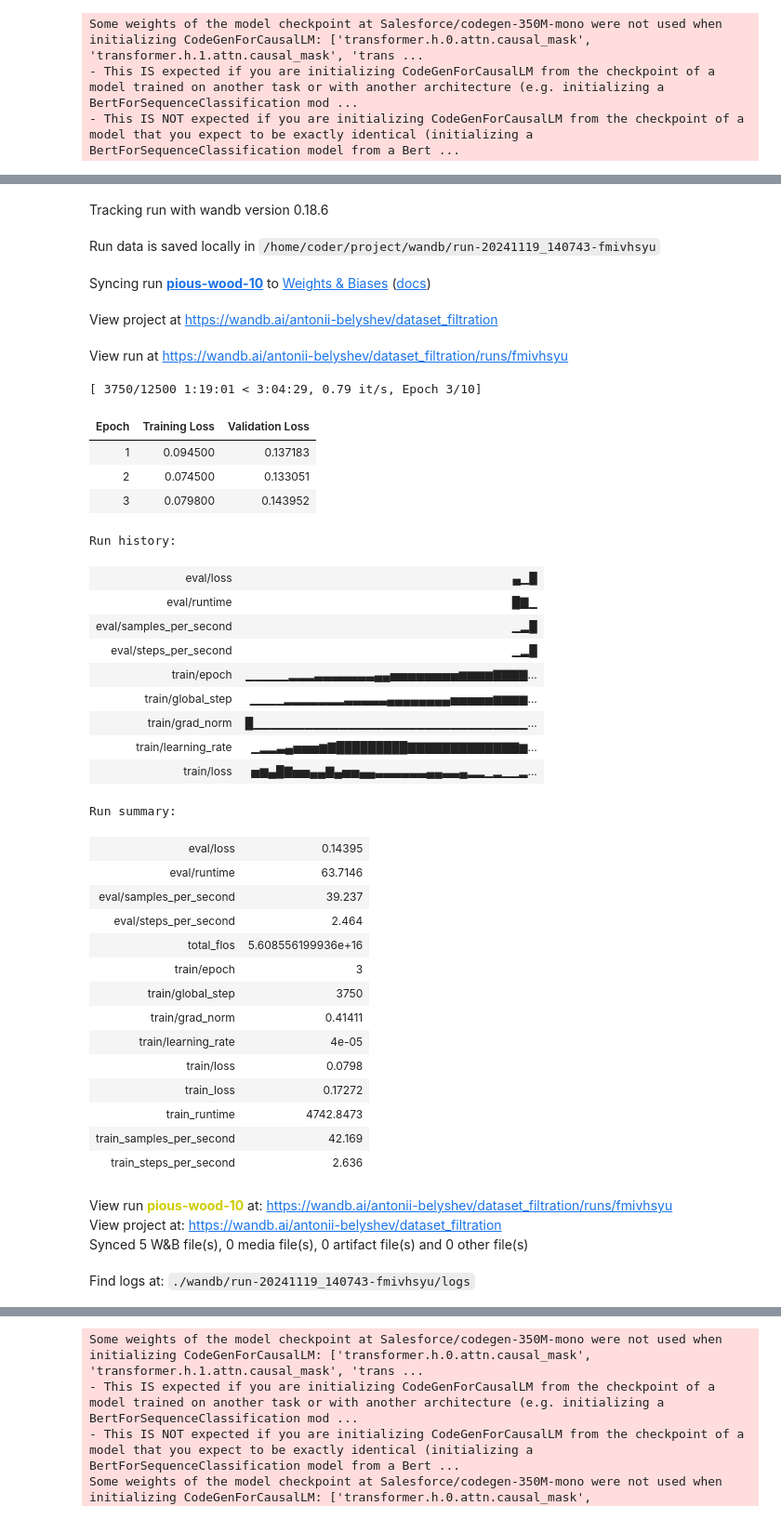
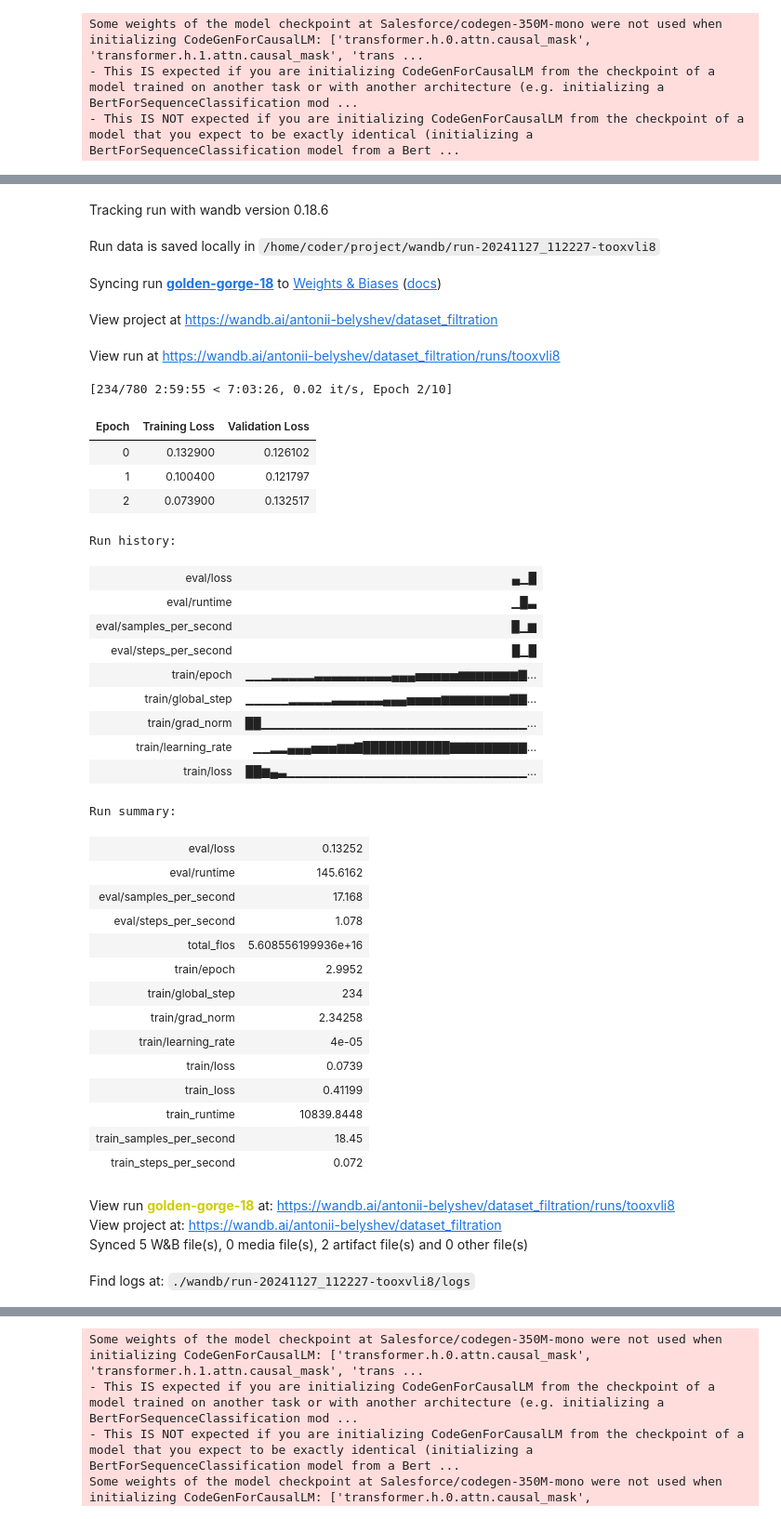
Before and after one commit to antoniibelyshev/data-filtration-for-code-generation, a Jupyter notebook: finetune.ipynb, the cells around one changed output, grey strips where cells are left out. Shown: that part at 93% size. Saved outputs shown, nothing was run; the diff lists cells and outputs as text; code cells hidden in the pictures.

Commit message:
update finetuning

```diff
--- a/finetune.ipynb
+++ b/finetune.ipynb
@@ -50,47 +50,56 @@ Raw perplexity: 19471.046174987794
 # %%
-finetuned_model = finetune(model, tokenizer, train_eval_split, run_name="full_dataset_finetuning", per_device_train_batch_size=16, warmup_ratio=0.1, per_device_eval_batch_size=16)
+finetuned_model = finetune(
+    model,
+    tokenizer,
+    train_eval_split,
+    run_name = "full_dataset_finetuning",
+    per_device_train_batch_size = 16,
+    warmup_ratio = 0.1,
+    per_device_eval_batch_size = 16,
+    gradient_accumulation_steps = 16,
+)
 # %% [output]
 wandb: Using wandb-core as the SDK backend.  Please refer to https://wandb.me/wandb-core for more information.
 wandb: Currently logged in as: antonii-belyshev. Use `wandb login --relogin` to force relogin
 Tracking run with wandb version 0.18.6
-Run data is saved locally in /home/coder/project/wandb/run-20241119_140743-fmivhsyu
+Run data is saved locally in /home/coder/project/wandb/run-20241127_112227-tooxvli8
-Syncing run pious-wood-10 to Weights & Biases (docs)
+Syncing run golden-gorge-18 to Weights & Biases (docs)
 View project at https://wandb.ai/antonii-belyshev/dataset_filtration
-View run at https://wandb.ai/antonii-belyshev/dataset_filtration/runs/fmivhsyu
+View run at https://wandb.ai/antonii-belyshev/dataset_filtration/runs/tooxvli8
-[ 3750/12500 1:19:01 < 3:04:29, 0.79 it/s, Epoch 3/10]
+[234/780 2:59:55 < 7:03:26, 0.02 it/s, Epoch 2/10]
 | Epoch | Training Loss | Validation Loss |
-| 1 | 0.094500 | 0.137183 |
-| 2 | 0.074500 | 0.133051 |
-| 3 | 0.079800 | 0.143952 |
+| 0 | 0.132900 | 0.126102 |
+| 1 | 0.100400 | 0.121797 |
+| 2 | 0.073900 | 0.132517 |
 Run history:
 | eval/loss | ▄▁█ |
-| eval/runtime | █▇▁ |
-| eval/samples_per_second | ▁▂█ |
-| eval/steps_per_second | ▁▂█ |
-| train/epoch | ▁▁▁▁▁▂▂▂▃▃▃▃▃▃▃▄▄▅▅▅▅▅▅▅▅▆▆▆▆▇▇▇▇... |
-| train/global_step | ▁▁▁▁▂▂▂▂▂▂▂▃▃▃▃▃▄▄▄▄▄▄▄▄▅▅▅▅▅▆▆▆▆... |
-| train/grad_norm | █▁▁▁▁▁▁▁▁▁▁▁▁▁▁▁▁▁▁▁▁▁▁▁▁▁▁▁▁▁▁▁▁... |
-| train/learning_rate | ▁▂▂▃▄▅▅▅▆▇█████████▇▇▇▇▇▇▇▇▇▇▇▇▇▆... |
-| train/loss | ▅▆▄█▇▅▅▄▄▇▄▅▅▄▄▃▃▃▃▃▃▄▄▃▃▄▂▂▁▂▁▁▂... |
+| eval/runtime | ▁█▃ |
+| eval/samples_per_second | █▁▆ |
+| eval/steps_per_second | █▁█ |
+| train/epoch | ▁▁▁▂▂▂▂▂▃▃▃▃▃▃▃▃▃▄▄▄▅▅▅▅▅▆▆▆▆▆▆▆▇... |
+| train/global_step | ▁▁▁▁▁▂▂▂▂▂▃▃▃▃▃▃▄▄▄▅▅▅▅▆▆▆▆▆▆▆▆▇▇... |
+| train/grad_norm | ██▁▁▁▁▁▁▁▁▁▁▁▁▁▁▁▁▁▁▁▁▁▁▁▁▁▁▁▁▁▁▁... |
+| train/learning_rate | ▁▁▂▂▄▄▄▅▅▅▆▆▇███████████▇▇▇▇▇▇▇▇▇... |
+| train/loss | ██▆▄▃▁▁▁▁▁▁▁▁▁▁▁▁▁▁▁▁▁▁▁▁▁▁▁▁▁▁▁▁... |
 Run summary:
-| eval/loss | 0.14395 |
-| eval/runtime | 63.7146 |
-| eval/samples_per_second | 39.237 |
-| eval/steps_per_second | 2.464 |
+| eval/loss | 0.13252 |
+| eval/runtime | 145.6162 |
+| eval/samples_per_second | 17.168 |
+| eval/steps_per_second | 1.078 |
 | total_flos | 5.608556199936e+16 |
-| train/epoch | 3 |
-| train/global_step | 3750 |
-| train/grad_norm | 0.41411 |
+| train/epoch | 2.9952 |
+| train/global_step | 234 |
+| train/grad_norm | 2.34258 |
 | train/learning_rate | 4e-05 |
-| train/loss | 0.0798 |
-| train_loss | 0.17272 |
-| train_runtime | 4742.8473 |
-| train_samples_per_second | 42.169 |
-| train_steps_per_second | 2.636 |
+| train/loss | 0.0739 |
+| train_loss | 0.41199 |
+| train_runtime | 10839.8448 |
+| train_samples_per_second | 18.45 |
+| train_steps_per_second | 0.072 |
-View run pious-wood-10 at: https://wandb.ai/antonii-belyshev/dataset_filtration/runs/fmivhsyu
+View run golden-gorge-18 at: https://wandb.ai/antonii-belyshev/dataset_filtration/runs/tooxvli8
 View project at: https://wandb.ai/antonii-belyshev/dataset_filtration
-Synced 5 W&B file(s), 0 media file(s), 0 artifact file(s) and 0 other file(s)
+Synced 5 W&B file(s), 0 media file(s), 2 artifact file(s) and 0 other file(s)
-Find logs at: ./wandb/run-20241119_140743-fmivhsyu/logs
+Find logs at: ./wandb/run-20241127_112227-tooxvli8/logs
 # %%
 raw_perplexity_dataset = test_dataset.map(compute_perplexity, fn_kwargs={"model": finetuned_model, "tokenizer": tokenizer}, batched=True, batch_size=8)
 finetuned_perplexity = np.mean(raw_perplexity_dataset["perplexity"])
```
Also changed, not shown: parts of 2 cells of this notebook.
